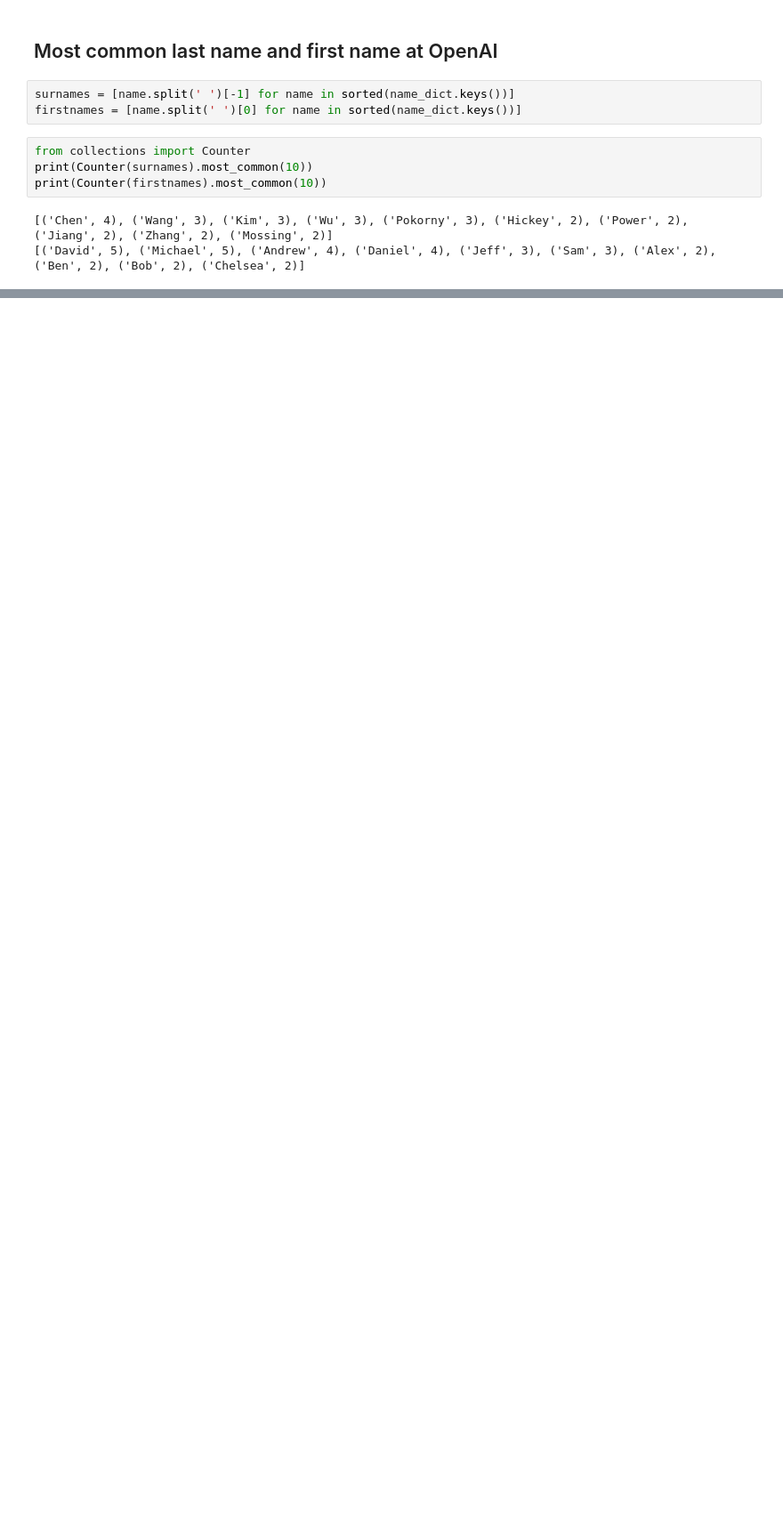
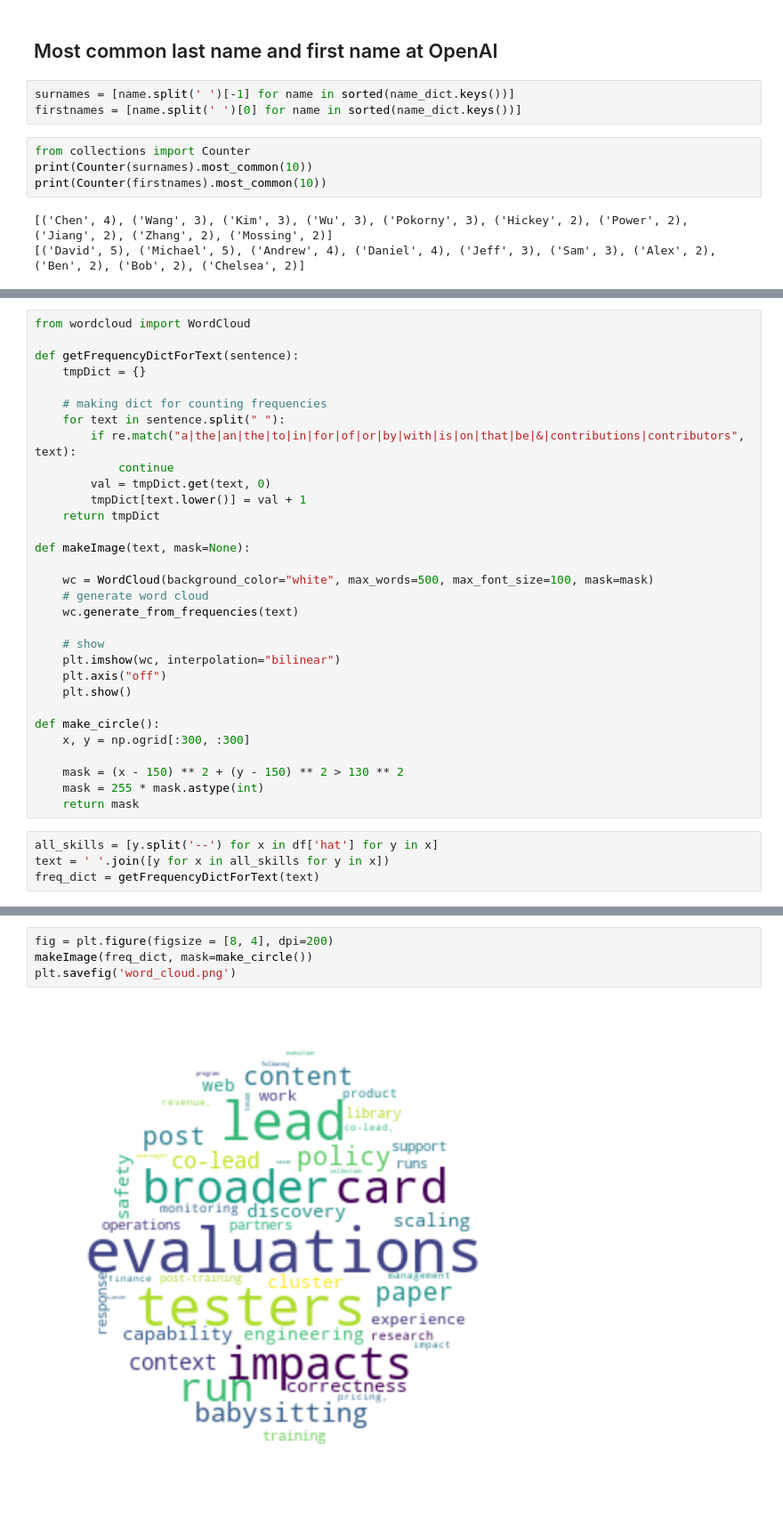
Before and after one commit to patrick-llgc/Learning-Deep-Learning, a Jupyter notebook: openai_orgchart/openai_orgchart.ipynb, the cells around one changed output, grey strips where cells are left out. Shown at 89% size. Cells and saved outputs as stored; diff of their text form; blank space fills up the shorter version.

```diff
--- a/openai_orgchart/openai_orgchart.ipynb
+++ b/openai_orgchart/openai_orgchart.ipynb
@@ -149,0 +185,35 @@ print(Counter(firstnames).most_common(10))
+# %%
+from wordcloud import WordCloud
+
+def getFrequencyDictForText(sentence):
+    tmpDict = {}
+
+    # making dict for counting frequencies
+    for text in sentence.split(" "):
+        if re.match("a|the|an|the|to|in|for|of|or|by|with|is|on|that|be|&|contributions|contributors", text):
+            continue
+        val = tmpDict.get(text, 0)
+        tmpDict[text.lower()] = val + 1
+    return tmpDict
+
+def makeImage(text, mask=None):
+
+    wc = WordCloud(background_color="white", max_words=500, max_font_size=100, mask=mask)
+    # generate word cloud
+    wc.generate_from_frequencies(text)
+
+    # show
+    plt.imshow(wc, interpolation="bilinear")
+    plt.axis("off")
+    plt.show()
+
+def make_circle():
+    x, y = np.ogrid[:300, :300]
+
+    mask = (x - 150) ** 2 + (y - 150) ** 2 > 130 ** 2
+    mask = 255 * mask.astype(int)
+    return mask
+# %%
+all_skills = [y.split('--') for x in df['hat'] for y in x]
+text = ' '.join([y for x in all_skills for y in x])
+freq_dict = getFrequencyDictForText(text)
@@ -149,0 +237,6 @@ print(Counter(firstnames).most_common(10))
+# %%
+fig = plt.figure(figsize = [8, 4], dpi=200)
+makeImage(freq_dict, mask=make_circle())
+plt.savefig('word_cloud.png')
+# %% [output]
+[figure, added]
```
Also changed, not shown: parts of 34 cells of this notebook, 14 other files.
